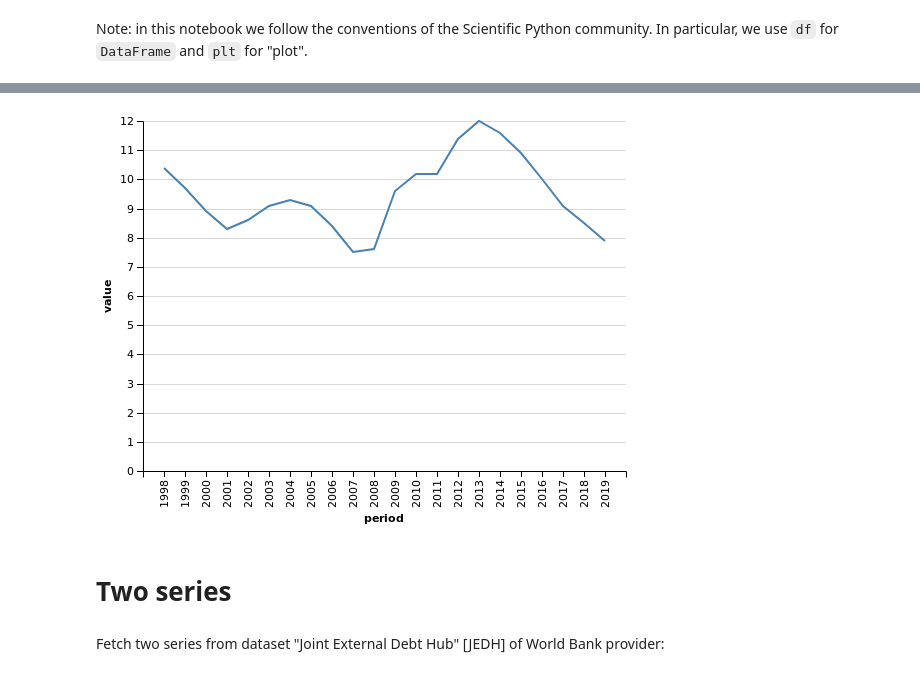
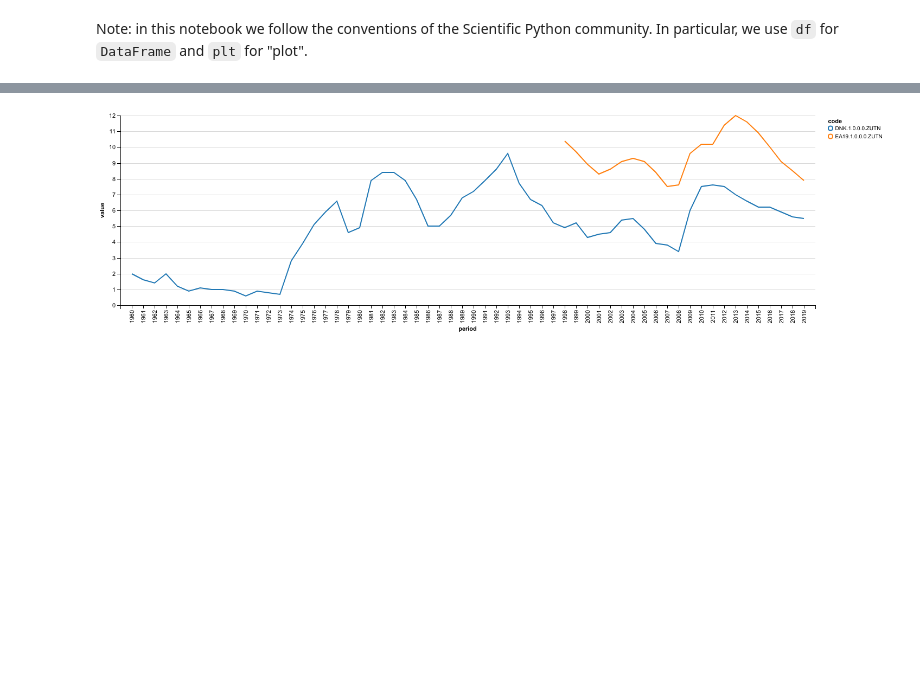
Before and after one commit to ceschi/dbnomics-python-client, a Jupyter notebook: index.ipynb, the cells around one changed output, grey strips where cells are left out. Cells and saved outputs as stored; diff of their text form; code cells hidden in the pictures; blank space fills up the shorter version.

```diff
--- a/index.ipynb
+++ b/index.ipynb
@@ -12,0 +37,5 @@ Note: in this notebook we follow the conventions of the Scientific Python commun
+# %%
+def prepare_dataframe(df):
+    clean_df = df.query("value != 'NA'").query("value != 'None'")
+    clean_df.value = pd.to_numeric(clean_df.value)
+    return clean_df
@@ -15,8 +65,8 @@ Fetch one series from dataset "Unemployment rate" [ZUTN] of AMECO provider, and
 # %%
-one_series_df = fetch(
+df2 = fetch_series_by_codes(
     provider_code='AMECO',
     dataset_code='ZUTN',
-    series_codes=['EA19.1.0.0.0.ZUTN'],
+    series_codes=['EA19.1.0.0.0.ZUTN', 'DNK.1.0.0.0.ZUTN'],
 )
-one_series_df
+df2.head()
 # %% [output]
@@ -66,12 +79,10 @@ clean_df
 # %%
-alt.Chart(clean_df).mark_line().encode(
+chart = alt.Chart(prepare_dataframe(df2)).mark_line().encode(
     x='period',
-    y='value'
+    y='value',
+    color='code',
 )
+chart
 # %% [output]
 [interactive output not drawn]
-[figure, old version]
+[figure, new version]
-# %% [markdown]
-# Two series
-# %% [markdown]
-Fetch two series from dataset "Joint External Debt Hub" [JEDH] of World Bank provider:
```
Also changed, not shown: parts of 29 cells of this notebook, 6 other files.
